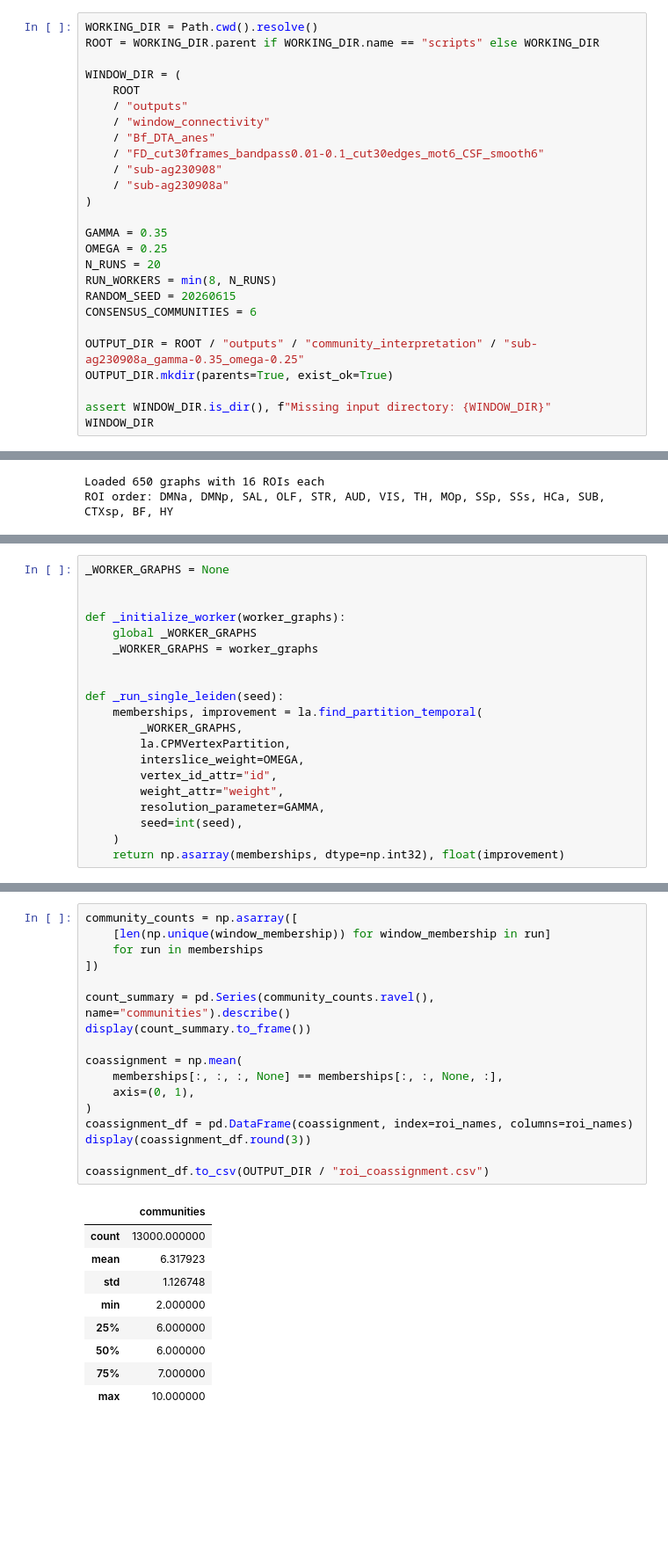
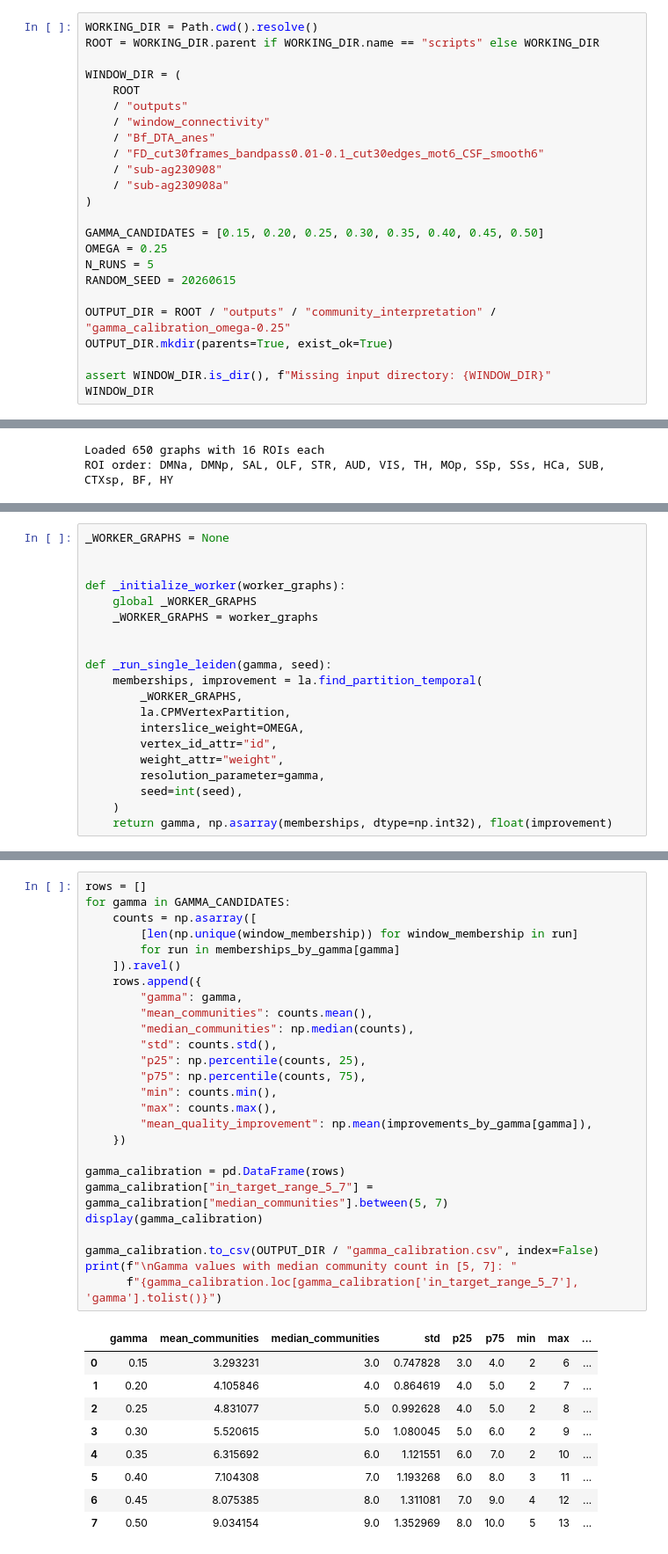
Before and after one commit to Lvcaa/mouse-fmri-dyncomm, a Jupyter notebook: scripts/inspect_output_communities_param.ipynb, the cells around one changed output, grey strips where cells are left out. Shown at 88% size. Drawn from its saved outputs; the diff is of its cells as text; blank space fills up the shorter version.

```diff
--- a/scripts/inspect_output_communities_param.ipynb
+++ b/scripts/inspect_output_communities_param.ipynb
@@ -48,14 +36,12 @@ WINDOW_DIR = (
     / "sub-ag230908a"
 )
 
-GAMMA = 0.35
+GAMMA_CANDIDATES = [0.15, 0.20, 0.25, 0.30, 0.35, 0.40, 0.45, 0.50]
 OMEGA = 0.25
-N_RUNS = 20
-RUN_WORKERS = min(8, N_RUNS)
+N_RUNS = 5
 RANDOM_SEED = 20260615
-CONSENSUS_COMMUNITIES = 6
 
-OUTPUT_DIR = ROOT / "outputs" / "community_interpretation" / "sub-ag230908a_gamma-0.35_omega-0.25"
+OUTPUT_DIR = ROOT / "outputs" / "community_interpretation" / "gamma_calibration_omega-0.25"
 OUTPUT_DIR.mkdir(parents=True, exist_ok=True)
 
 assert WINDOW_DIR.is_dir(), f"Missing input directory: {WINDOW_DIR}"
@@ -135,16 +121,16 @@ def _initialize_worker(worker_graphs):
     _WORKER_GRAPHS = worker_graphs
 
 
-def _run_single_leiden(seed):
+def _run_single_leiden(gamma, seed):
     memberships, improvement = la.find_partition_temporal(
         _WORKER_GRAPHS,
         la.CPMVertexPartition,
         interslice_weight=OMEGA,
         vertex_id_attr="id",
         weight_attr="weight",
-        resolution_parameter=GAMMA,
+        resolution_parameter=gamma,
         seed=int(seed),
     )
-    return np.asarray(memberships, dtype=np.int32), float(improvement)
+    return gamma, np.asarray(memberships, dtype=np.int32), float(improvement)
 # %%
 seed_generator = np.random.default_rng(RANDOM_SEED)
@@ -211,27 +190,36 @@ First, inspect the natural number of communities returned per window. Then calcu
 # %%
-community_counts = np.asarray([
-    [len(np.unique(window_membership)) for window_membership in run]
-    for run in memberships
-])
+rows = []
+for gamma in GAMMA_CANDIDATES:
+    counts = np.asarray([
+        [len(np.unique(window_membership)) for window_membership in run]
+        for run in memberships_by_gamma[gamma]
+    ]).ravel()
+    rows.append({
+        "gamma": gamma,
+        "mean_communities": counts.mean(),
+        "median_communities": np.median(counts),
+        "std": counts.std(),
+        "p25": np.percentile(counts, 25),
+        "p75": np.percentile(counts, 75),
+        "min": counts.min(),
+        "max": counts.max(),
+        "mean_quality_improvement": np.mean(improvements_by_gamma[gamma]),
+    })
 
-count_summary = pd.Series(community_counts.ravel(), name="communities").describe()
-display(count_summary.to_frame())
+gamma_calibration = pd.DataFrame(rows)
+gamma_calibration["in_target_range_5_7"] = gamma_calibration["median_communities"].between(5, 7)
+display(gamma_calibration)
 
-coassignment = np.mean(
-    memberships[:, :, :, None] == memberships[:, :, None, :],
-    axis=(0, 1),
-)
-coassignment_df = pd.DataFrame(coassignment, index=roi_names, columns=roi_names)
-display(coassignment_df.round(3))
-
-coassignment_df.to_csv(OUTPUT_DIR / "roi_coassignment.csv")
+gamma_calibration.to_csv(OUTPUT_DIR / "gamma_calibration.csv", index=False)
+print(f"\nGamma values with median community count in [5, 7]: "
+      f"{gamma_calibration.loc[gamma_calibration['in_target_range_5_7'], 'gamma'].tolist()}")
 # %% [output]
-|  | communities |
-| count | 13000.000000 |
-| mean | 6.317923 |
-| std | 1.126748 |
-| min | 2.000000 |
-| 25% | 6.000000 |
-| 50% | 6.000000 |
-| 75% | 7.000000 |
-| max | 10.000000 |
+|  | gamma | mean_communities | median_communities | std | p25 | p75 | min | max | ... |
+| 0 | 0.15 | 3.293231 | 3.0 | 0.747828 | 3.0 | 4.0 | 2 | 6 | ... |
+| 1 | 0.20 | 4.105846 | 4.0 | 0.864619 | 4.0 | 5.0 | 2 | 7 | ... |
+| 2 | 0.25 | 4.831077 | 5.0 | 0.992628 | 4.0 | 5.0 | 2 | 8 | ... |
+| 3 | 0.30 | 5.520615 | 5.0 | 1.080045 | 5.0 | 6.0 | 2 | 9 | ... |
+| 4 | 0.35 | 6.315692 | 6.0 | 1.121551 | 6.0 | 7.0 | 2 | 10 | ... |
+| 5 | 0.40 | 7.104308 | 7.0 | 1.193268 | 6.0 | 8.0 | 3 | 11 | ... |
+| 6 | 0.45 | 8.075385 | 8.0 | 1.311081 | 7.0 | 9.0 | 4 | 12 | ... |
+| 7 | 0.50 | 9.034154 | 9.0 | 1.352969 | 8.0 | 10.0 | 5 | 13 | ... |
```
Also changed, not shown: parts of 13 cells of this notebook, 5 other files.
